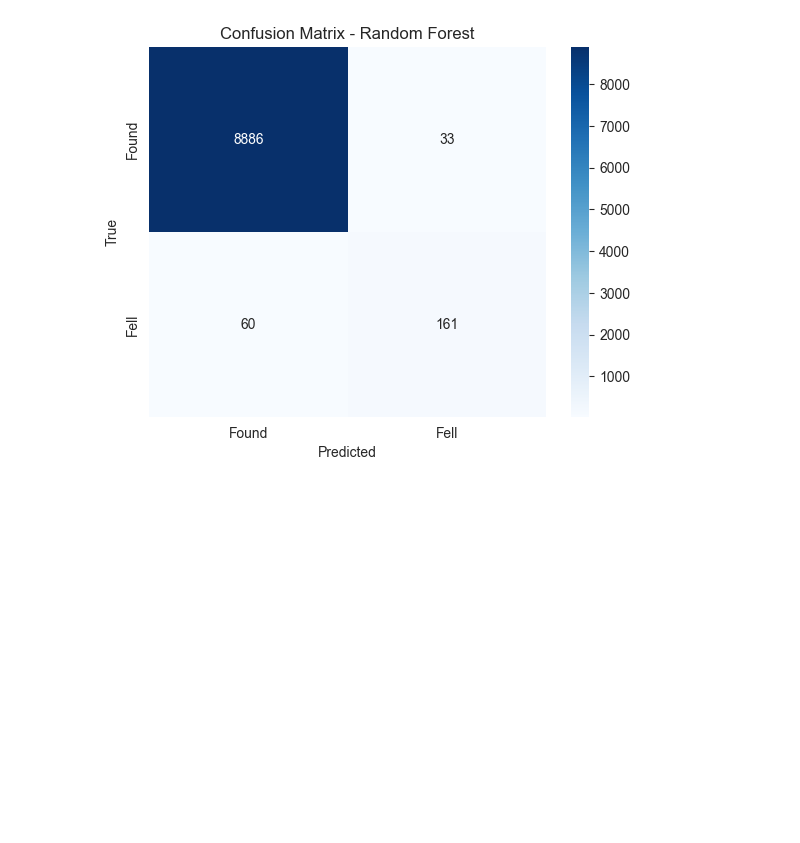
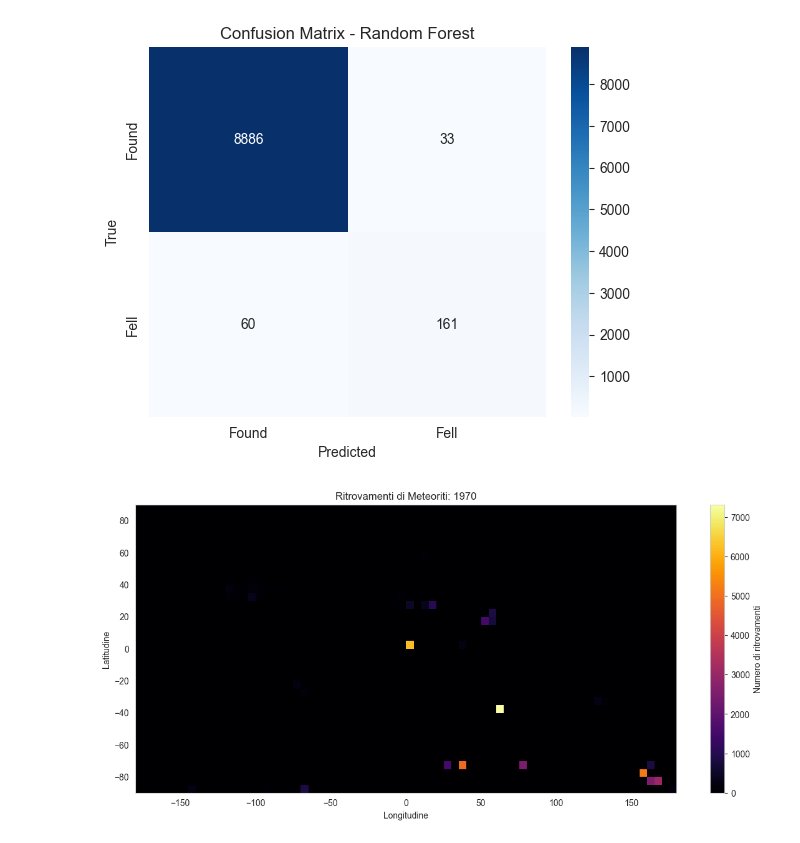
Before and after one commit to Rohesia/Giudice_DepositoCorso, a Jupyter notebook: ITConsulting_corso/progettiCorso/DataScience/met_ml.ipynb, the cells around one changed output. Drawn from its saved outputs; the diff is of its cells as text; code cells hidden in the pictures; blank space fills up the shorter version.

```diff
--- a/ITConsulting_corso/progettiCorso/DataScience/met_ml.ipynb
+++ b/ITConsulting_corso/progettiCorso/DataScience/met_ml.ipynb
@@ -365,3 +365,57 @@ Miglior modello: Random Forest
    macro avg       0.91      0.86      0.89      9140
 weighted avg       0.99      0.99      0.99      9140
 [figure]
+# %%
+import matplotlib.pyplot as plt
+import pandas as pd
+import numpy as np
+from IPython.display import clear_output
+import time
+
+# --- Preparazione dati ---
+df['year_int'] = df['year'].astype(int)
+
+lat_bin = 5
+lon_bin = 5
+df['lat_grid'] = (df['reclat'] // lat_bin) * lat_bin
+df['lon_grid'] = (df['reclong'] // lon_bin) * lon_bin
+
+# Aggrega per anno e griglia
+heatmap_data = df.groupby(['year_int', 'lat_grid', 'lon_grid']).size().reset_index(name='Count')
+
+# Lista anni ordinata
+years = sorted(heatmap_data['year_int'].unique())
+
+# Limiti mappa
+lat_bins = np.arange(-90, 95, lat_bin)
+lon_bins = np.arange(-180, 185, lon_bin)
+
+# --- Animazione ---
+for year in years:
+    data_year = heatmap_data[heatmap_data['year_int']==year]
+
+    # Matrice vuota
+    heat_matrix = np.zeros((len(lat_bins)-1, len(lon_bins)-1))
+
+    # Riempie la matrice
+    for _, row in data_year.iterrows():
+        lat_idx = np.digitize(row['lat_grid'], lat_bins) - 1
+        lon_idx = np.digitize(row['lon_grid'], lon_bins) - 1
+        heat_matrix[lat_idx, lon_idx] = row['Count']
+
+    plt.figure(figsize=(14,6))
+    plt.imshow(heat_matrix, origin='lower', cmap='inferno',
+               extent=[lon_bins[0], lon_bins[-1], lat_bins[0], lat_bins[-1]],
+               aspect='auto')
+    plt.colorbar(label='Numero di ritrovamenti')
+    plt.title(f'Ritrovamenti di Meteoriti: {year}')
+    plt.xlabel('Longitudine')
+    plt.ylabel('Latitudine')
+    plt.grid(False)
+    plt.show()
+
+    # Breve pausa tra i frame
+    time.sleep(0.1)
+    clear_output(wait=True)
+# %% [output]
+[figure, added]
```
